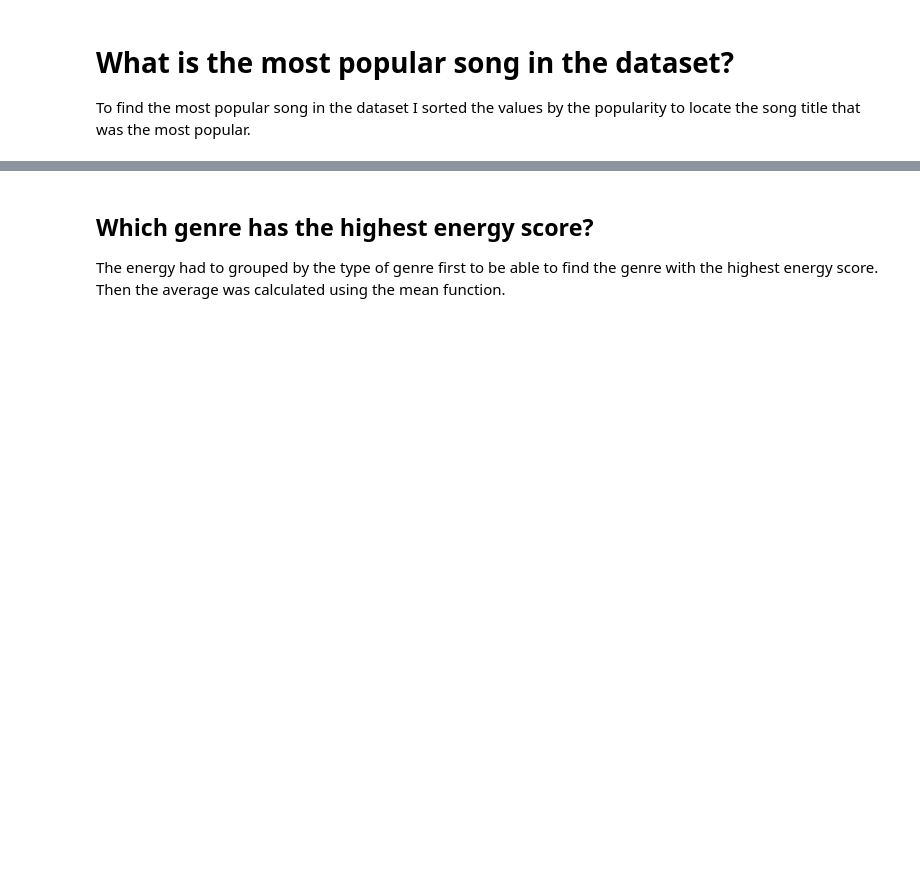
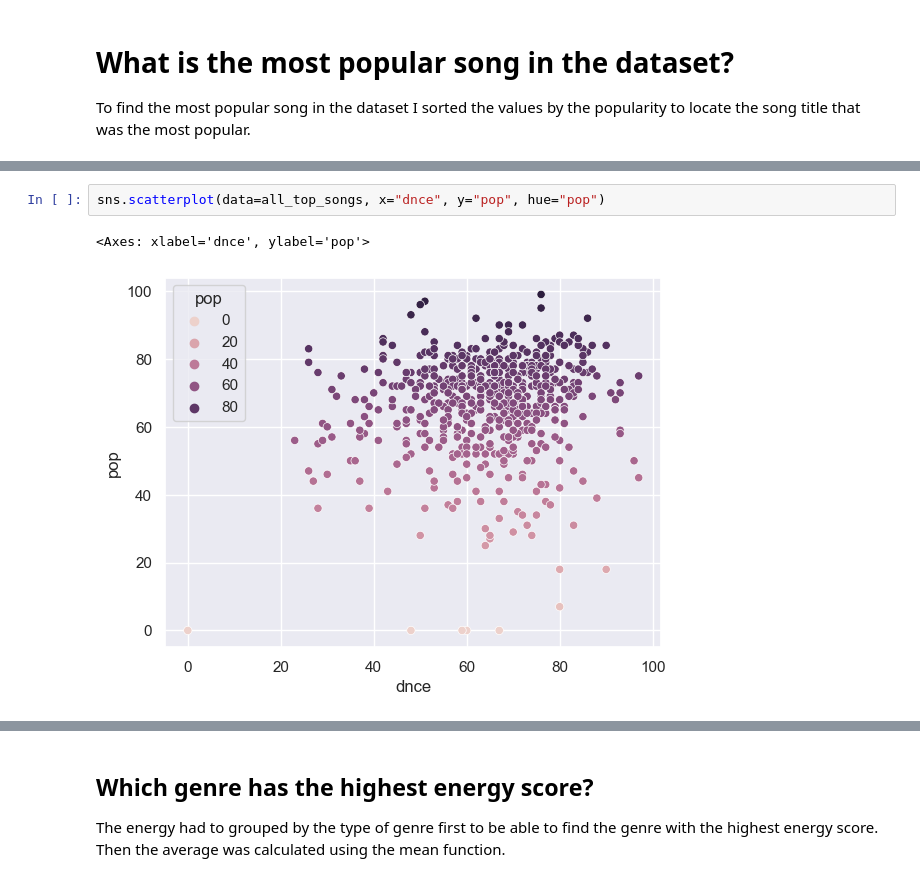
Before and after one commit to Schaeffer2013/Spotify_Top_Songs, a Jupyter notebook: spotify.ipynb, the cells around one changed output, grey strips where cells are left out. Saved outputs shown, nothing was run; the diff lists cells and outputs as text; blank space fills up the shorter version.

```diff
--- a/spotify.ipynb
+++ b/spotify.ipynb
@@ -140,2 +142,7 @@ plt.show()
+# %%
+sns.scatterplot(data=all_top_songs, x="dnce", y="pop", hue="pop")
+# %% [output]
+<Axes: xlabel='dnce', ylabel='pop'>
+[figure, added]
 # %% [markdown]
 ## Does having a higher bpm lead to having a higher energy score?
```
Also changed, not shown: parts of 19 cells of this notebook, 1 other file.
